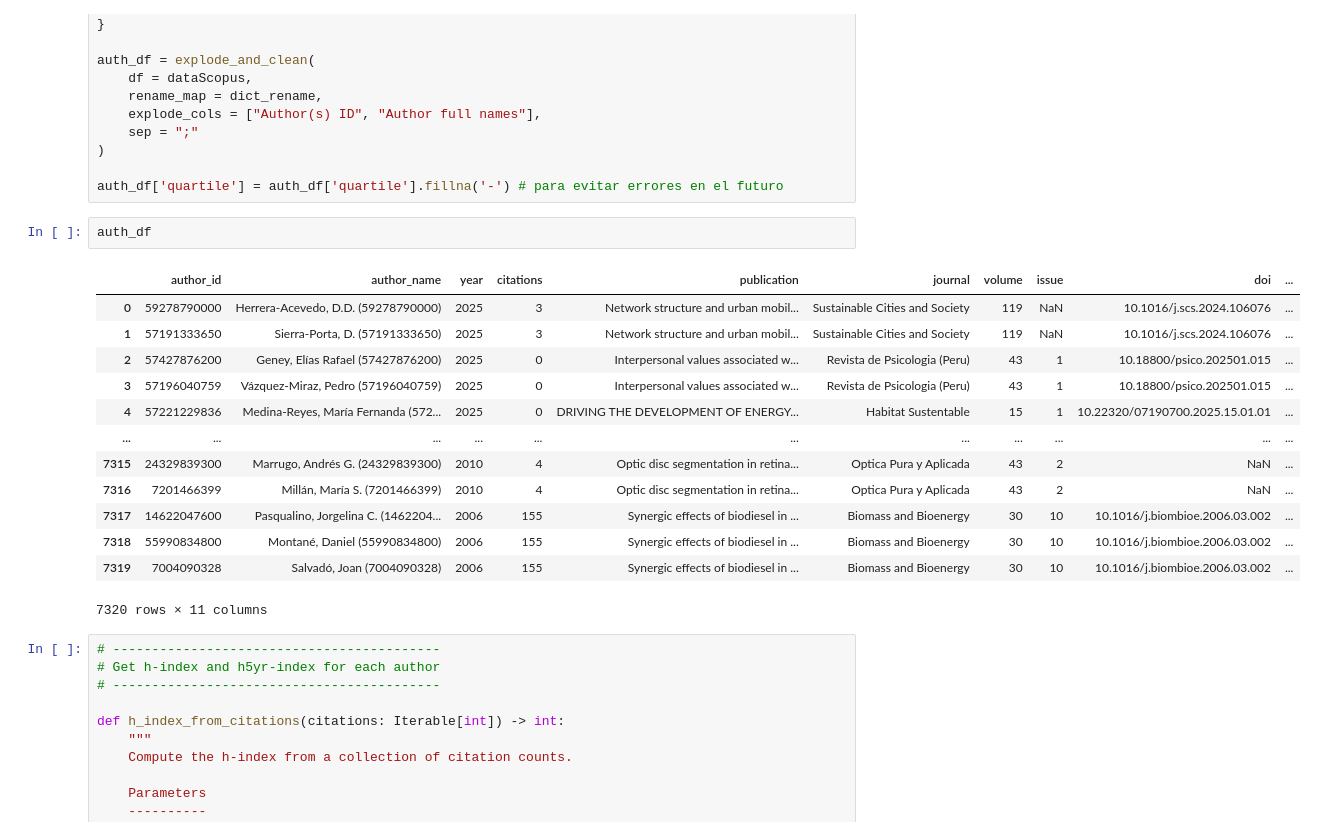
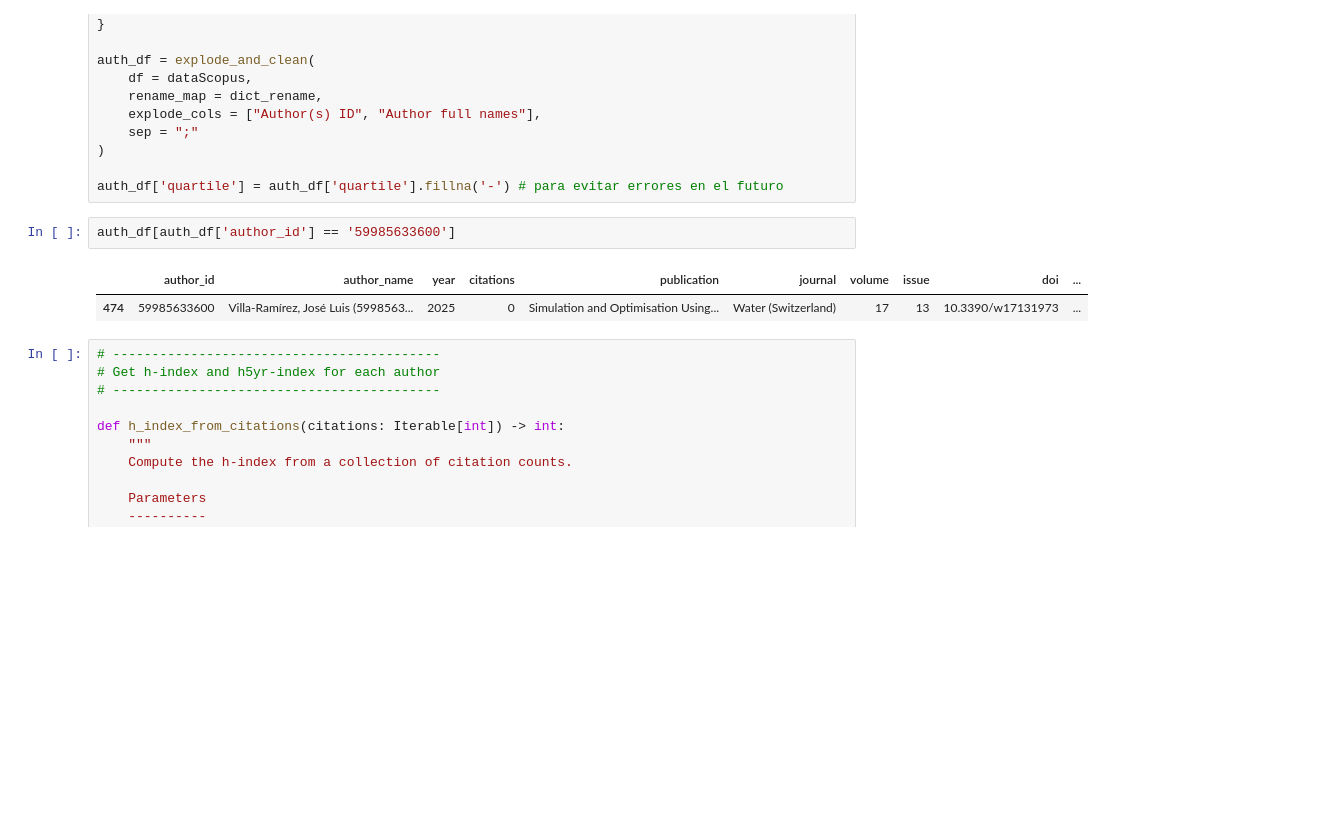
Before and after one commit to JesusPetro/Scopus-Metrics-UTB, a Jupyter notebook: Script-Scopus.ipynb, the cells around one changed output. Drawn from its saved outputs; the diff is of its cells as text; blank space fills up the shorter version.

```diff
--- a/Script-Scopus.ipynb
+++ b/Script-Scopus.ipynb
@@ -290,21 +290,10 @@ auth_df = explode_and_clean(
 
 auth_df['quartile'] = auth_df['quartile'].fillna('-') # para evitar errores en el futuro
 # %%
-auth_df
+auth_df[auth_df['author_id'] == '59985633600']
 # %% [output]
 |  | author_id | author_name | year | citations | publication | journal | volume | issue | doi | ... |
-| 0 | 59278790000 | Herrera-Acevedo, D.D. (59278790000) | 2025 | 3 | Network structure and urban mobil... | Sustainable Cities and Society | 119 | NaN | 10.1016/j.scs.2024.106076 | ... |
-| 1 | 57191333650 | Sierra-Porta, D. (57191333650) | 2025 | 3 | Network structure and urban mobil... | Sustainable Cities and Society | 119 | NaN | 10.1016/j.scs.2024.106076 | ... |
-| 2 | 57427876200 | Geney, Elías Rafael (57427876200) | 2025 | 0 | Interpersonal values associated w... | Revista de Psicologia (Peru) | 43 | 1 | 10.18800/psico.202501.015 | ... |
-| 3 | 57196040759 | Vázquez-Miraz, Pedro (57196040759) | 2025 | 0 | Interpersonal values associated w... | Revista de Psicologia (Peru) | 43 | 1 | 10.18800/psico.202501.015 | ... |
-| 4 | 57221229836 | Medina-Reyes, María Fernanda (572... | 2025 | 0 | DRIVING THE DEVELOPMENT OF ENERGY... | Habitat Sustentable | 15 | 1 | 10.22320/07190700.2025.15.01.01 | ... |
-| ... | ... | ... | ... | ... | ... | ... | ... | ... | ... | ... |
-| 7315 | 24329839300 | Marrugo, Andrés G. (24329839300) | 2010 | 4 | Optic disc segmentation in retina... | Optica Pura y Aplicada | 43 | 2 | NaN | ... |
-| 7316 | 7201466399 | Millán, María S. (7201466399) | 2010 | 4 | Optic disc segmentation in retina... | Optica Pura y Aplicada | 43 | 2 | NaN | ... |
-| 7317 | 14622047600 | Pasqualino, Jorgelina C. (1462204... | 2006 | 155 | Synergic effects of biodiesel in ... | Biomass and Bioenergy | 30 | 10 | 10.1016/j.biombioe.2006.03.002 | ... |
-| 7318 | 55990834800 | Montané, Daniel (55990834800) | 2006 | 155 | Synergic effects of biodiesel in ... | Biomass and Bioenergy | 30 | 10 | 10.1016/j.biombioe.2006.03.002 | ... |
-| 7319 | 7004090328 | Salvadó, Joan (7004090328) | 2006 | 155 | Synergic effects of biodiesel in ... | Biomass and Bioenergy | 30 | 10 | 10.1016/j.biombioe.2006.03.002 | ... |
+| 474 | 59985633600 | Villa-Ramírez, José Luis (5998563... | 2025 | 0 | Simulation and Optimisation Using... | Water (Switzerland) | 17 | 13 | 10.3390/w17131973 | ... |
-7320 rows × 11 columns
 # %%
 # ------------------------------------------
 # Get h-index and h5yr-index for each author
```
